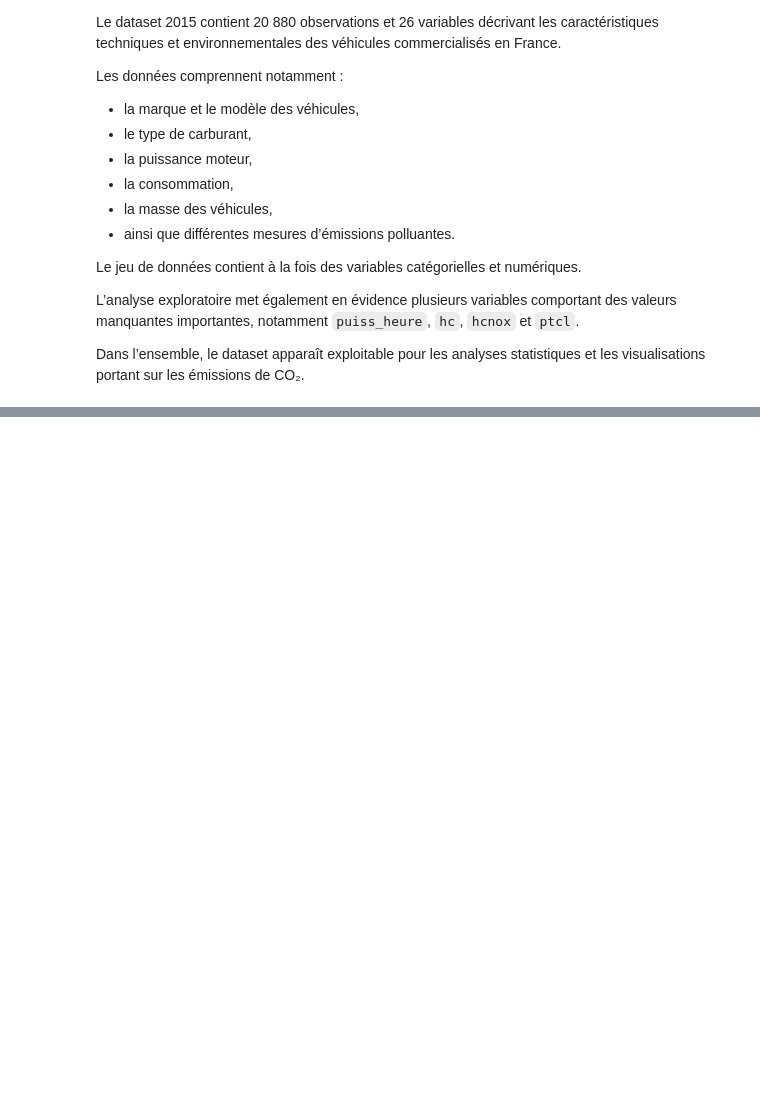
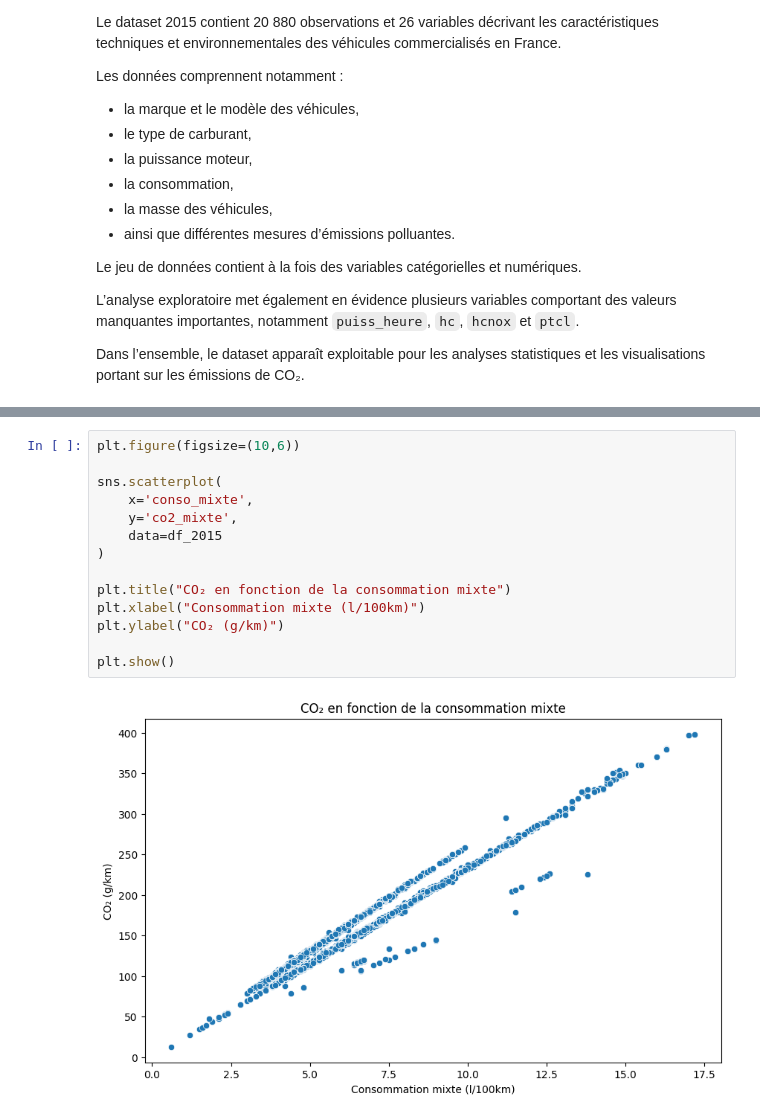
Before and after one commit to LarissaVarnakova/Projet_CO2, a Jupyter notebook: notebooks/eda_aziz.ipynb, the cells around one changed output, grey strips where cells are left out. Cells and saved outputs as stored; diff of their text form; blank space fills up the shorter version.

```diff
--- a/notebooks/eda_aziz.ipynb
+++ b/notebooks/eda_aziz.ipynb
@@ -665,0 +735,16 @@ df_2015.columns.tolist()
+# %%
+plt.figure(figsize=(10,6))
+
+sns.scatterplot(
+    x='conso_mixte',
+    y='co2_mixte',
+    data=df_2015
+)
+
+plt.title("CO₂ en fonction de la consommation mixte")
+plt.xlabel("Consommation mixte (l/100km)")
+plt.ylabel("CO₂ (g/km)")
+
+plt.show()
+# %% [output]
+[figure, added]
```
Also changed, not shown: parts of 32 cells of this notebook.
